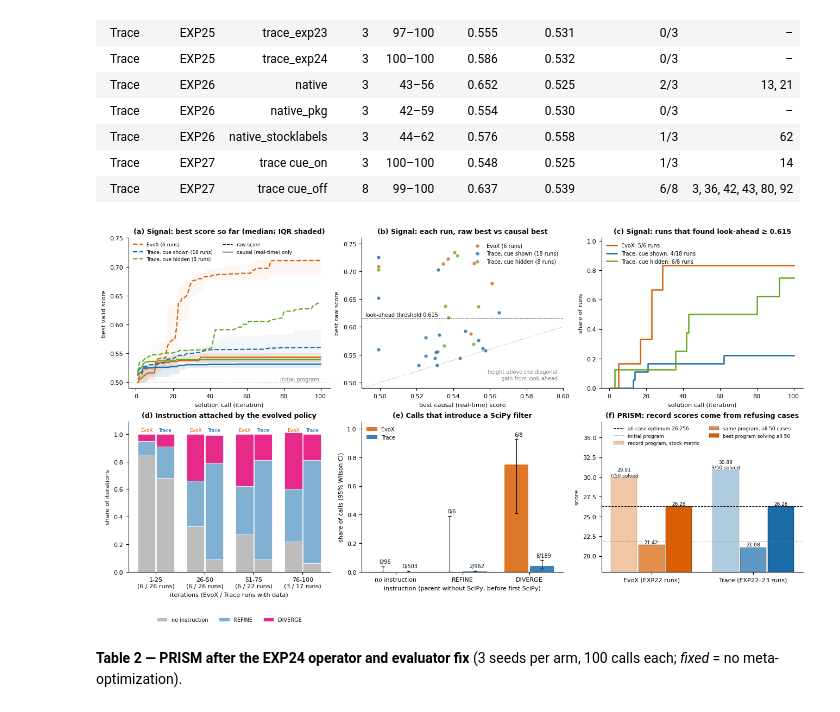
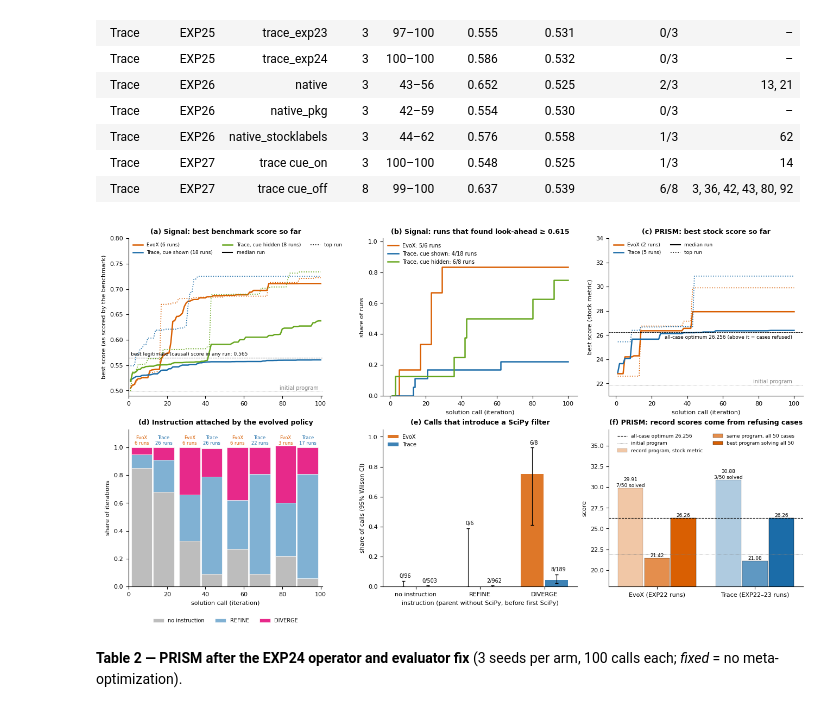
Before and after one commit to doxav/NewTrace, a Jupyter notebook: experiments/recursive_opt/_analysis/retrospective_20261006/key_findings.ipynb, the cells around one changed output. Saved outputs shown, nothing was run; the diff lists cells and outputs as text; code cells hidden in the pictures.

```diff
--- a/experiments/recursive_opt/_analysis/retrospective_20261006/key_findings.ipynb
+++ b/experiments/recursive_opt/_analysis/retrospective_20261006/key_findings.ipynb
@@ -80,56 +86,80 @@ plt.rcParams.update({'font.size': 8, 'axes.titlesize': 9, 'axes.titleweight': 'b
 fig, ax = plt.subplots(2, 3, figsize=(13, 7.4), constrained_layout=True)
 it = np.arange(1, 101)
 
-# (a) learning curves
+# (a) Signal learning curves: median and top run per group (benchmark score)
 a = ax[0, 0]
 for g in GROUPS:
     keys = [k for k, r in curves.items() if GROUP(r['arm']) == g]
-    for causal, ls in ((False, '--'), (True, '-')):
-        m = np.array([best_so_far(curves[k]['points'], causal) for k in keys])
-        a.plot(it, np.median(m, 0), ls, color=COL[g], lw=1.6, label=f'{g} ({len(keys)} runs)' if not causal else None)
-        if g != 'Trace, cue hidden':
-            a.fill_between(it, np.percentile(m, 25, 0), np.percentile(m, 75, 0), color=COL[g], alpha=0.12 if causal else 0.05, lw=0)
-a.plot([], [], 'k--', lw=1, label='raw score'); a.plot([], [], 'k-', lw=1, label='causal (real-time) only')
+    m = np.array([best_so_far(curves[k]['points'], False) for k in keys])
+    a.plot(it, np.median(m, 0), '-', color=COL[g], lw=1.8, label=f'{g} ({len(keys)} runs)')
+    a.plot(it, m[m[:, -1].argmax()], ':', color=COL[g], lw=1.2)
+a.plot([], [], 'k-', lw=1.5, label='median run'); a.plot([], [], 'k:', lw=1.2, label='top run')
 a.axhline(INIT, color='grey', lw=0.6, ls=':'); a.text(99, INIT + 0.003, 'initial program', ha='right', color='grey', fontsize=7)
-a.set(title='(a) Signal: best score so far (median; IQR shaded)', xlabel='solution call (iteration)', ylabel='best valid score', ylim=(0.49, 0.75))
-a.legend(fontsize=6.5, loc='upper left', frameon=False, ncol=2)
+a.axhline(MAX_CAUSAL, color='black', lw=0.6, ls='--'); a.text(1, MAX_CAUSAL + 0.004, f'best legitimate (causal) score in any run: {MAX_CAUSAL:.3f}', fontsize=6.5)
+a.set(title='(a) Signal: best benchmark score so far', ylabel='best score (as scored by the benchmark)', xlim=(0, 101), ylim=(0.49, 0.80))
+a.legend(fontsize=6.5, loc='upper left', frameon=False, ncol=3)
 
-# (b) per-run raw vs causal
+# (b) cumulative discovery of look-ahead
 b = ax[0, 1]
 for g in GROUPS:
-    d = runs[runs.Group == g]
-    b.scatter(d['Causal best'], d['Raw best'], s=24, color=COL[g], alpha=0.8, edgecolor='white', lw=0.5, label=f'{g} ({len(d)} runs)')
-b.plot([0.49, 0.76], [0.49, 0.76], color='grey', lw=0.6, ls=':')
-b.axhline(STRONG, color='black', lw=0.6, ls='--'); b.text(0.492, STRONG + 0.004, f'look-ahead threshold {STRONG}', fontsize=7)
-b.set(title='(b) Signal: each run, raw best vs causal best', xlabel='best causal (real-time) score', ylabel='best raw score',
-      xlim=(0.49, 0.6), ylim=(0.49, 0.76))
-b.text(0.597, 0.505, 'height above the diagonal\n= gain from look-ahead', ha='right', fontsize=7, color='grey')
-b.legend(fontsize=7, loc='upper right', frameon=False)
+    d = runs[runs.Group == g]; found = d['Found at'].dropna()
+    b.step(it, [(found <= k).sum() / len(d) for k in it], where='post', color=COL[g], lw=1.8, label=f'{g}: {len(found)}/{len(d)} runs')
+b.set(title=f'(b) Signal: runs that found look-ahead ≥ {STRONG}', xlabel='solution call (iteration)', ylabel='share of runs', ylim=(0, 1.02))
+b.legend(fontsize=7, loc='upper left', frameon=False)
 
-# (c) cumulative discovery of look-ahead
+# (c) PRISM learning curves on the stock metric (runs with >= 50 iterations and per-iteration logs)
+def prism_points(path):
+    if path.name == 'events.jsonl':
+        evs = [json.loads(l) for l in open(path)]
+        return [(e['iteration'], e['child_score']) for e in evs if e.get('type') == 'iteration' and e.get('child_score') is not None]
+    out = []
+    for line in open(path):
+        r = json.loads(line); cand = r.get('candidate') or {}
+        s = (cand.get('metrics') or {}).get('combined_score')
+        if isinstance(s, (int, float)):
+            out.append((r['iteration'], s))
+    return out
+PINIT = prism_rescore['initial']['metrics']['combined_score']
+prism_groups = {'EvoX': ['EXP22/runs/strict_prism_SD-EVOX_*/candidate_history.jsonl'],
+                'Trace': ['EXP22/runs/strict_prism_TRACE-RECURSIVE_*/candidate_history.jsonl',
+                          'EXP22/artifacts/parallel_trace_*/v9_runtime/runs/strict_prism_TRACE-RECURSIVE_*/candidate_history.jsonl',
+                          'EXP23/results/prism100/*/TRACE-*/candidate_history.jsonl', 'EXP23/results/prism100_v2/*/trace/events.jsonl']}
 c = ax[0, 2]
-for g in GROUPS:
-    d = runs[runs.Group == g]; found = d['Found at'].dropna()
-    c.step(it, [(found <= k).sum() / len(d) for k in it], where='post', color=COL[g], lw=1.8, label=f'{g}: {len(found)}/{len(d)} runs')
-c.set(title=f'(c) Signal: runs that found look-ahead ≥ {STRONG}', xlabel='solution call (iteration)', ylabel='share of runs', ylim=(0, 1.02))
-c.legend(fontsize=7, loc='upper left', frameon=False)
+for g, pats in prism_groups.items():
+    paths = sorted({Path(h).resolve() for pat in pats for h in glob.glob(str(R / pat))})
+    pts = [pp for pp in (prism_points(h) for h in paths) if pp and max(i_ for i_, _ in pp) >= 50]
+    m = []
+    for pp in pts:
+        by = {}
+        for i_, s in pp:
+            by[i_] = max(by.get(i_, -1), s)
+        best, row = PINIT, []
+        for k in it:
+            best = max(best, by.get(k, -1)); row.append(best)
+        m.append(row)
+    m = np.array(m)
+    c.plot(it, np.median(m, 0), '-', color=COL[g], lw=1.8, label=f'{g} ({len(m)} runs)')
+    c.plot(it, m[m[:, -1].argmax()], ':', color=COL[g], lw=1.2)
+c.plot([], [], 'k-', lw=1.5, label='median run'); c.plot([], [], 'k:', lw=1.2, label='top run')
+c.axhline(OPT, color='black', lw=0.6, ls='--'); c.text(99, OPT - 0.55, f'all-case optimum {OPT:.3f} (above it = cases refused)', ha='right', fontsize=6.5)
+c.axhline(PINIT, color='grey', lw=0.6, ls=':'); c.text(99, PINIT + 0.15, 'initial program', ha='right', color='grey', fontsize=7)
+c.set(title='(c) PRISM: best stock score so far', xlabel='solution call (iteration)', ylabel='best score (stock metric)', ylim=(21, 34))
+c.legend(fontsize=6.5, loc='upper left', frameon=False, ncol=2)
 
-# (d) instruction mix over time
-d_ = ax[1, 0]; w = np.arange(4); width = 0.38
+# (d) instruction mix over time, on the same iteration axis as (a)
+d_ = ax[1, 0]; centres = np.array([12.5, 37.5, 62.5, 87.5]); width = 11.5
 kinds = [('unlabelled', 'no instruction', '#bdbdbd'), ('refine', 'REFINE', '#80b1d3'), ('diverge', 'DIVERGE', '#e7298a')]
 for j, eng in enumerate(('stock', 'trace')):
-    bottom = np.zeros(4)
+    bottom = np.zeros(4); name = 'EvoX' if eng == 'stock' else 'Trace'
     for kind, lab, col in kinds:
         v = np.array([row[kind] for row in timeline[eng]])
-        d_.bar(w + (j - 0.5) * width, v, width * 0.95, bottom=bottom, color=col, edgecolor='white', lw=0.5, label=lab if j == 0 else None)
+        d_.bar(centres + (j - 0.5) * width, v, width * 0.95, bottom=bottom, color=col, edgecolor='white', lw=0.5, label=lab if j == 0 else None)
         bottom += v
-    name = 'EvoX' if eng == 'stock' else 'Trace'
-    for x in w:
-        d_.text(x + (j - 0.5) * width, 1.02, name, ha='center', fontsize=6.5, color=COL[name])
-d_.set_xticks(w, [f"{r['iters']}\n({timeline['stock'][i]['runs']} / {timeline['trace'][i]['runs']} runs)" for i, r in enumerate(timeline['stock'])])
-d_.set_ylim(0, 1.09)
-d_.set(title='(d) Instruction attached by the evolved policy', xlabel='iterations (EvoX / Trace runs with data)', ylabel='share of iterations')
-d_.legend(fontsize=7, ncol=3, loc='upper center', bbox_to_anchor=(0.5, -0.27), frameon=False)
+    for i_, x_ in enumerate(centres):
+        d_.text(x_ + (j - 0.5) * width, 1.02, f"{name}\n{timeline[eng][i_]['runs']} runs", ha='center', fontsize=6, color=COL[name])
+d_.set(title='(d) Instruction attached by the evolved policy', xlabel='solution call (iteration)', ylabel='share of iterations',
+       xlim=(0, 101), ylim=(0, 1.13))
+d_.legend(fontsize=7, ncol=3, loc='upper center', bbox_to_anchor=(0.5, -0.17), frameon=False)
 
 # (e) yield per instruction, Wilson 95% CI
 def wilson(k, n, z=1.96):
@@ -151,34 +181,34 @@ e.legend(fontsize=7, frameon=False, loc='upper left')
 f = ax[1, 2]
 sel = {'EvoX': prism_rescore['EXP22_evox_selected']['metrics'], 'Trace': prism_rescore['EXP23_trace_selected']['metrics']}
 def best_fully_solved(patterns):
     best = 0.0
     for pat in patterns:
         for h in glob.glob(str(R / pat)):
             for line in open(h):
                 m = (json.loads(line).get('candidate') or {}).get('metrics') or {}
                 if isinstance(m.get('combined_score'), (int, float)) and (m.get('success_rate') or 0) >= 1:
                     best = max(best, m['combined_score'])
     return best
 full = {'EvoX': best_fully_solved(['EXP22/runs/strict_prism_SD-EVOX_*/candidate_history.jsonl']),
         'Trace': best_fully_solved(['EXP22/runs/strict_prism_TRACE-*/candidate_history.jsonl',
                                     'EXP22/artifacts/parallel_trace_*/v9_runtime/runs/strict_prism_TRACE-*/candidate_history.jsonl',
                                     'EXP23/results/prism100/*/*/candidate_history.jsonl'])}
 x, wd = np.arange(2), 0.27
 for off, vals, alpha, lab in ((-wd, {k: sel[k]['combined_score'] for k in sel}, 0.35, 'record program, stock metric'),
                              (0, {k: sel[k]['valid_score'] for k in sel}, 0.7, 'same program, all 50 cases'),
                              (wd, full, 1.0, 'best program solving all 50')):
     f.bar(x + off, [vals[k] for k in sel], wd * 0.95, color=[COL[k] for k in sel], alpha=alpha, label=lab, edgecolor='black', lw=0.3)
     for xi, k in zip(x, sel):
         extra = f"\n{round(sel[k]['success_rate'] * 50)}/50 solved" if off < 0 else ''
         f.text(xi + off, vals[k] + 0.15, f'{vals[k]:.2f}{extra}', ha='center', fontsize=6.5)
 f.axhline(OPT, color='black', lw=0.8, ls='--', label=f'all-case optimum {OPT:.3f}')
 f.axhline(prism_rescore['initial']['metrics']['valid_score'], color='grey', lw=0.6, ls=':', label='initial program')
 f.set_xticks(x, ['EvoX (EXP22 runs)', 'Trace (EXP22–23 runs)']); f.set_ylim(18, 37)
 f.set(title='(f) PRISM: record scores come from refusing cases', ylabel='score')
 f.legend(fontsize=6.5, frameon=False, loc='upper center', ncol=2)
 plt.show()
 # %% [output]
-[figure, old version]
+[figure, new version]
 # %% [markdown]
 **Table 2 — PRISM after the EXP24 operator and evaluator fix** (3 seeds per arm, 100 calls each; *fixed* = no meta-optimization).
 # %%
```
Also changed, not shown: parts of 2 cells of this notebook, 2 other files.
